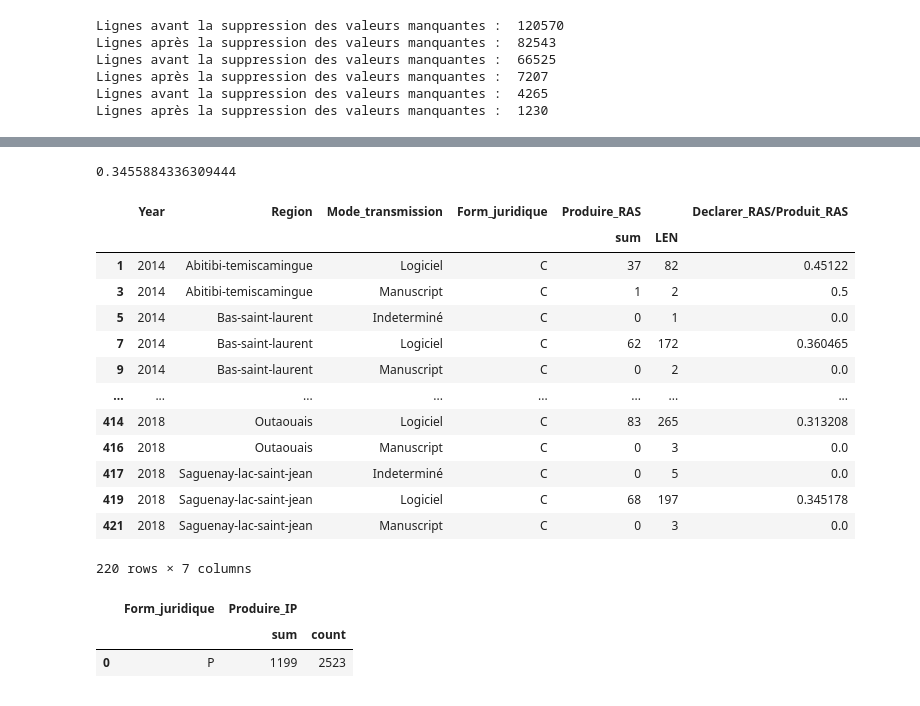
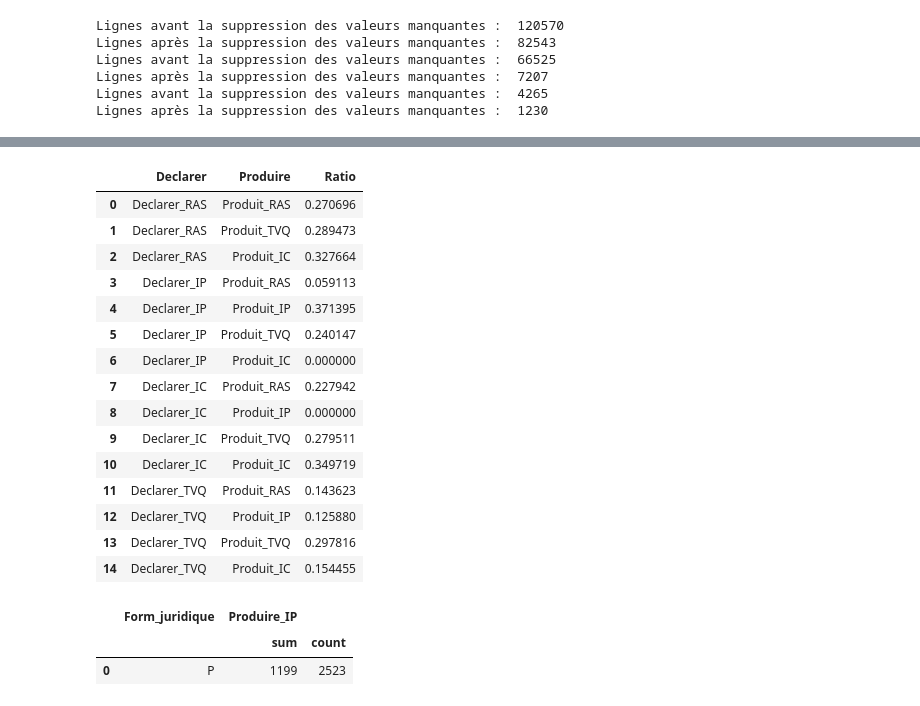
Before and after one commit to alimhammedialaoui/INF8808, a Jupyter notebook: src/yassine.ipynb, the cells around one changed output, grey strips where cells are left out. Saved outputs shown, nothing was run; the diff lists cells and outputs as text; code cells hidden in the pictures.

Commit message:
fix bubble chart

```diff
--- a/src/yassine.ipynb
+++ b/src/yassine.ipynb
@@ -598,33 +511,30 @@ ts2
 # %%
 
 def filter_bubble_data(df,year,trans,form,region):
-    ts = buble_processing(df,year,region,trans)
-    filtered_df = ts[(ts['Form_juridique'] == form)]
-    index = next((i for i, (word,_) in enumerate(list(filtered_df.columns)) if word.startswith("Declarer")), None)
-    return (filtered_df)
-    data = list(map(lambda x : (x[0].split("/")[0],x[0].split("/")[1],filtered_df [x].values[0]),list(filtered_df.columns)[index:]))
+    ts = buble_processing_1(df,year,region,trans,form)
+    data = list(map(lambda x : (x.split("/")[0],x.split("/")[1],ts [x].values[0]),list(ts.columns)))
     dataframe = pd.DataFrame(data,columns=["Declarer","Produire","Ratio"])
     return dataframe
 
-other = filter_bubble_data(data_whole,"Tout","Tout","C","Tout")
-print(other[("Produire_RAS","sum")].sum()/other[("Produire_RAS","LEN")].sum())
+other = filter_bubble_data(data,"Tout","Tout","C","Tout")
 other
 # %% [output]
-0.3455884336309444
-|  | Year | Region | Mode_transmission | Form_juridique | Produire_RAS |  | Declarer_RAS/Produit_RAS |
-|  |  |  |  |  | sum | LEN |  |
-| 1 | 2014 | Abitibi-temiscamingue | Logiciel | C | 37 | 82 | 0.45122 |
-| 3 | 2014 | Abitibi-temiscamingue | Manuscript | C | 1 | 2 | 0.5 |
-| 5 | 2014 | Bas-saint-laurent | Indeterminé | C | 0 | 1 | 0.0 |
-| 7 | 2014 | Bas-saint-laurent | Logiciel | C | 62 | 172 | 0.360465 |
-| 9 | 2014 | Bas-saint-laurent | Manuscript | C | 0 | 2 | 0.0 |
-| ... | ... | ... | ... | ... | ... | ... | ... |
-| 414 | 2018 | Outaouais | Logiciel | C | 83 | 265 | 0.313208 |
-| 416 | 2018 | Outaouais | Manuscript | C | 0 | 3 | 0.0 |
-| 417 | 2018 | Saguenay-lac-saint-jean | Indeterminé | C | 0 | 5 | 0.0 |
-| 419 | 2018 | Saguenay-lac-saint-jean | Logiciel | C | 68 | 197 | 0.345178 |
-| 421 | 2018 | Saguenay-lac-saint-jean | Manuscript | C | 0 | 3 | 0.0 |
+|  | Declarer | Produire | Ratio |
+| 0 | Declarer_RAS | Produit_RAS | 0.270696 |
+| 1 | Declarer_RAS | Produit_TVQ | 0.289473 |
+| 2 | Declarer_RAS | Produit_IC | 0.327664 |
+| 3 | Declarer_IP | Produit_RAS | 0.059113 |
+| 4 | Declarer_IP | Produit_IP | 0.371395 |
+| 5 | Declarer_IP | Produit_TVQ | 0.240147 |
+| 6 | Declarer_IP | Produit_IC | 0.000000 |
+| 7 | Declarer_IC | Produit_RAS | 0.227942 |
+| 8 | Declarer_IC | Produit_IP | 0.000000 |
+| 9 | Declarer_IC | Produit_TVQ | 0.279511 |
+| 10 | Declarer_IC | Produit_IC | 0.349719 |
+| 11 | Declarer_TVQ | Produit_RAS | 0.143623 |
+| 12 | Declarer_TVQ | Produit_IP | 0.125880 |
+| 13 | Declarer_TVQ | Produit_TVQ | 0.297816 |
+| 14 | Declarer_TVQ | Produit_IC | 0.154455 |
-220 rows × 7 columns
 # %%
 def buble_processing(data_pd,year,region,trans):
     # Filter data where Declarer_RAS is 1
```
Also changed, not shown: parts of 1 cell of this notebook, 3 other files.
